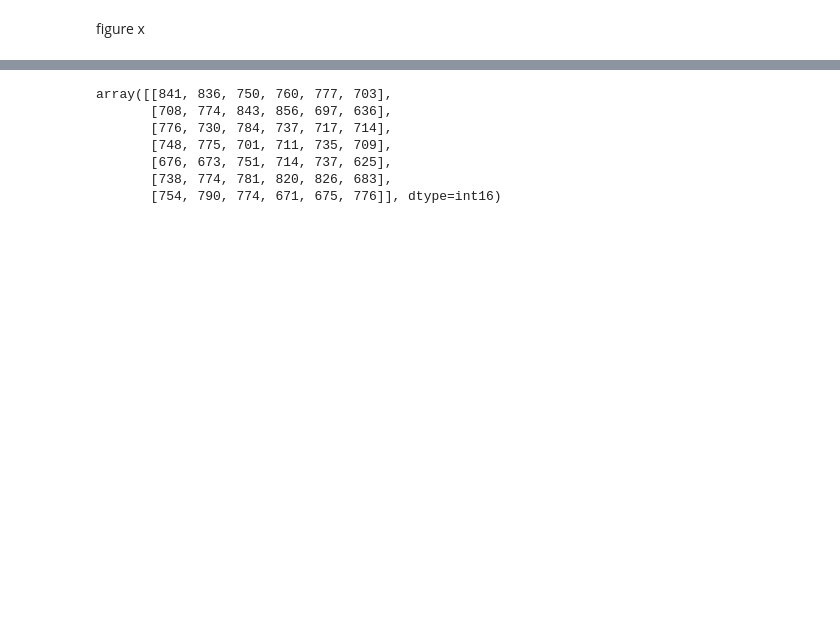
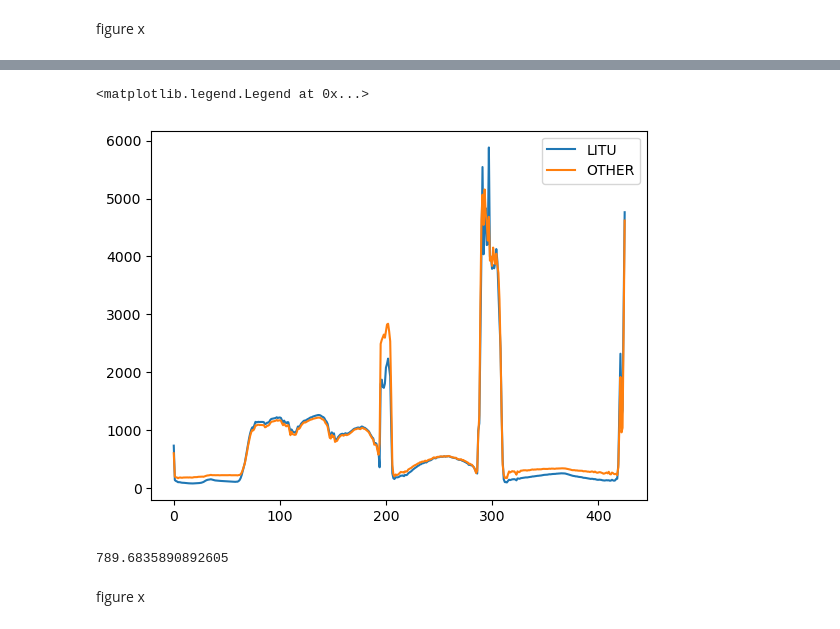
Before and after one commit to Kenneth-Mitchell/HMC-Thesis, a Jupyter notebook: scripts/figures.ipynb, the cells around one changed output, grey strips where cells are left out. Saved outputs shown, nothing was run; the diff lists cells and outputs as text; code cells hidden in the pictures; blank space fills up the shorter version.

```diff
--- a/scripts/figures.ipynb
+++ b/scripts/figures.ipynb
@@ -178,10 +189,23 @@ plt.plot(x2, y2)
-# %%
-data[:,:,1]
-# %% [output]
-array([[841, 836, 750, 760, 777, 703],
-       [708, 774, 843, 856, 697, 636],
-       [776, 730, 784, 737, 717, 714],
-       [748, 775, 701, 711, 735, 709],
-       [676, 673, 751, 714, 737, 625],
-       [738, 774, 781, 820, 826, 683],
-       [754, 790, 774, 671, 675, 776]], dtype=int16)
+# %%
+x1 = []
+y1 = []
+x2 = []
+y2 = []
+for band in std_dict_pos:
+    x1.append(band)
+    y1.append(std_dict_pos[band])
+    x2.append(band)
+    y2.append(std_dict_neg[band])
+
+plt.plot(x1, y1)
+plt.plot(x2, y2)
+plt.legend(['LITU', 'OTHER'])
+# %% [output]
+<matplotlib.legend.Legend at 0x...>
+[figure, added]
+# %%
+np.mean(y2)
+# %% [output]
+789.6835890892605
+# %% [markdown]
+figure x
```
Also changed, not shown: parts of 13 cells of this notebook, 1 other file.
